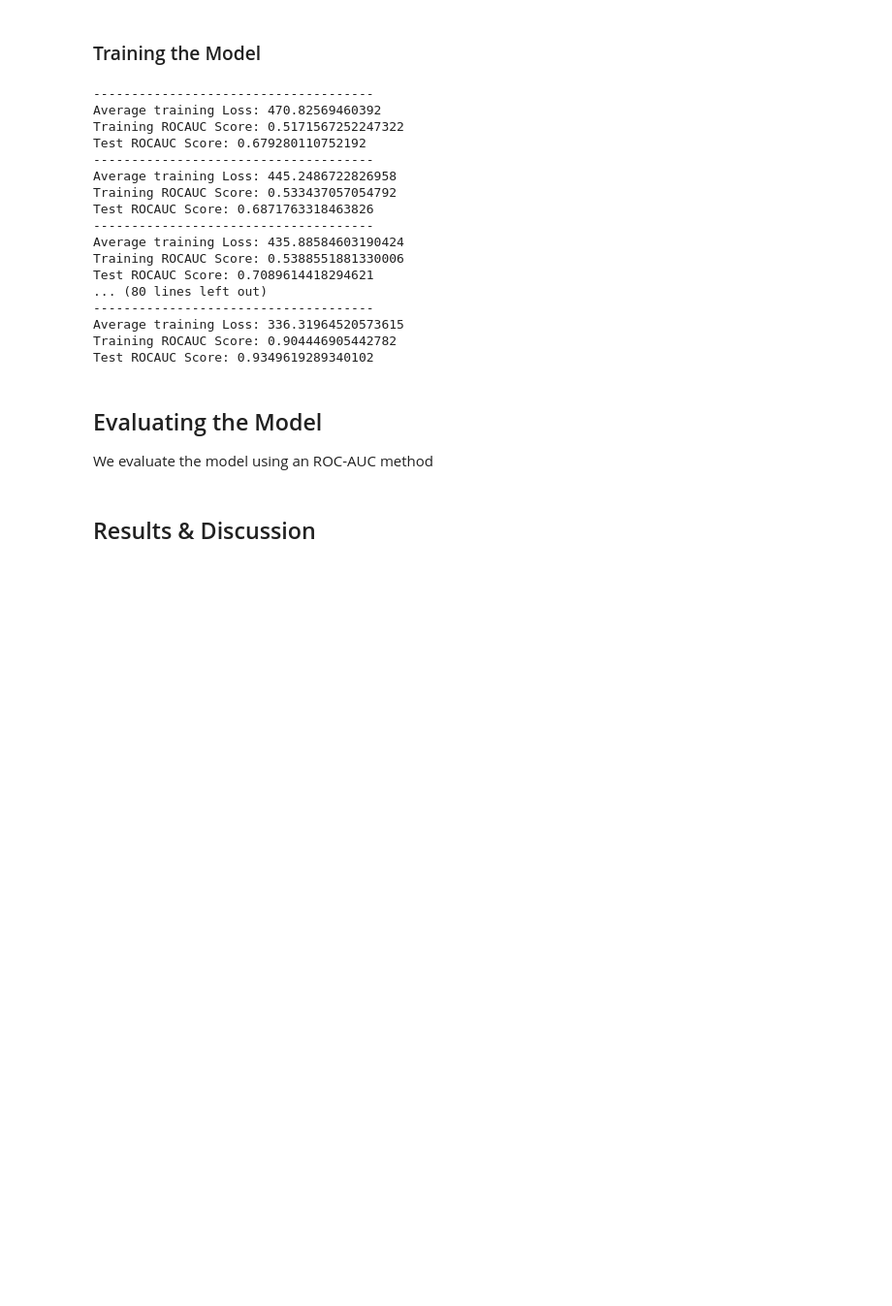
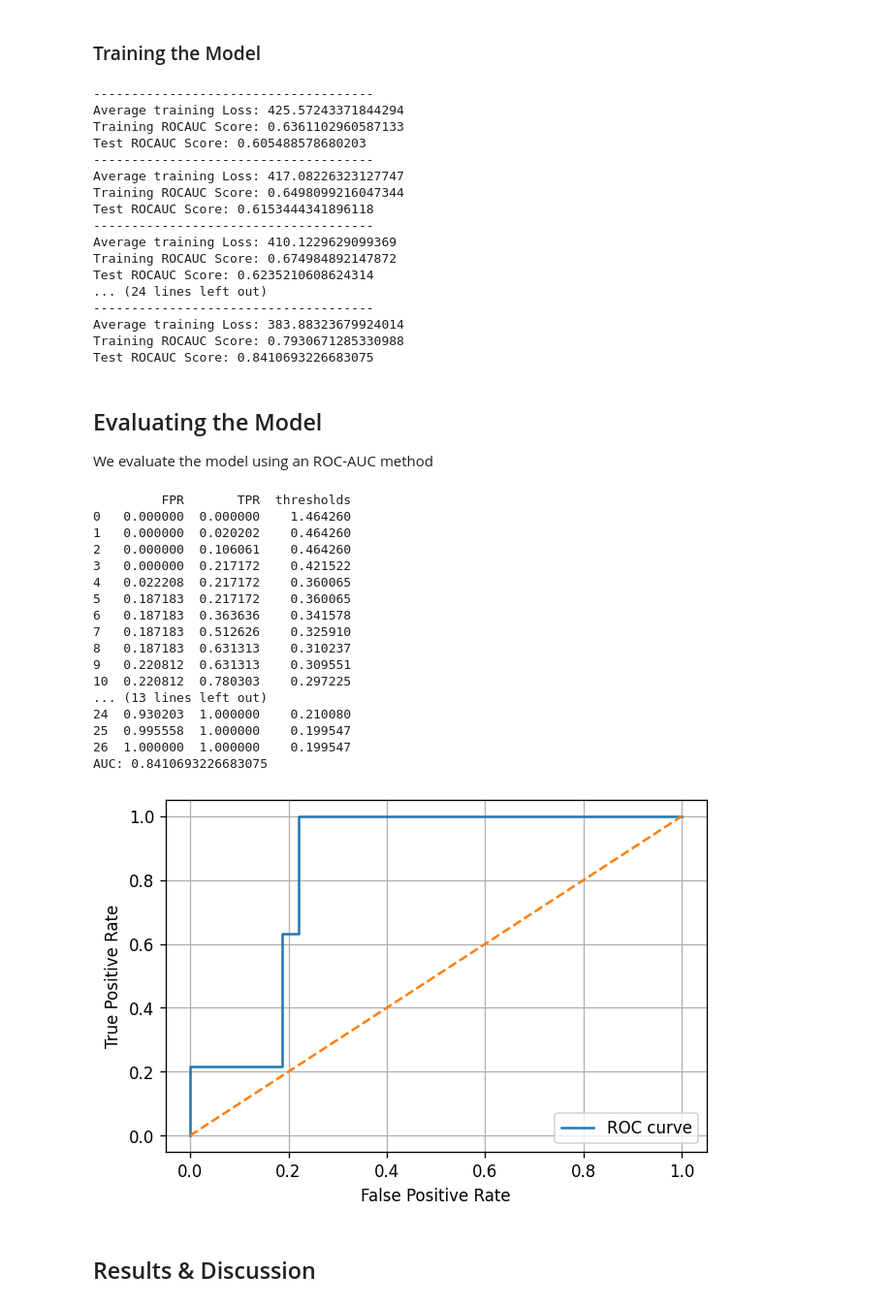
Before and after one commit to jorgerag8/encoder-decoder, a Jupyter notebook: Presentation.ipynb, the cells around one changed output. Shown at 97% size. Cells and saved outputs as stored; diff of their text form; code cells hidden in the pictures; blank space fills up the shorter version.

Commit message:
Fixed a bug in ROCAUC curve plot.

```diff
--- a/Presentation.ipynb
+++ b/Presentation.ipynb
@@ -130,7 +130,7 @@ n_decoder_layers = 4
 n_encoder_layers = 4
 input_size = 1
 max_seq = 703
-epochs = 50
+epochs = 10
 lr = 0.0001
 loss_function = torch.nn.BCELoss()
 
@@ -215,50 +215,70 @@ for epoch in range(epochs):
     print("Test ROCAUC Score:", roc_auc_score(np.array(target_test_list), np.array(predicted_test_list)))
 # %% [output]
 -------------------------------------
-Average training Loss: 470.82569460392
-Training ROCAUC Score: 0.5171567252247322
-Test ROCAUC Score: 0.679280110752192
+Average training Loss: 425.57243371844294
+Training ROCAUC Score: 0.6361102960587133
+Test ROCAUC Score: 0.605488578680203
 -------------------------------------
-Average training Loss: 445.2486722826958
-Training ROCAUC Score: 0.533437057054792
-Test ROCAUC Score: 0.6871763318463826
+Average training Loss: 417.08226323127747
+Training ROCAUC Score: 0.6498099216047344
+Test ROCAUC Score: 0.6153444341896118
 -------------------------------------
-Average training Loss: 435.88584603190424
-Training ROCAUC Score: 0.5388551881330006
-Test ROCAUC Score: 0.7089614418294621
-... (80 lines left out)
+Average training Loss: 410.1229629099369
+Training ROCAUC Score: 0.674984892147872
+Test ROCAUC Score: 0.6235210608624314
+... (24 lines left out)
 -------------------------------------
-Average training Loss: 336.31964520573615
-Training ROCAUC Score: 0.904446905442782
-Test ROCAUC Score: 0.9349619289340102
+Average training Loss: 383.88323679924014
+Training ROCAUC Score: 0.7930671285330988
+Test ROCAUC Score: 0.8410693226683075
 # %% [markdown]
 ## Evaluating the Model
 We evaluate the model using an ROC-AUC method
 # %%
 def cal_auc(lp_met: np.ndarray, Scores: np.ndarray):
-    fpr, tpr, thresholds = metrics.roc_curve(y_true=lp_met, y_score=Scores, pos_label='1', drop_intermediate=False)
+    fpr, tpr, thresholds = metrics.roc_curve(y_true=lp_met, y_score=Scores, pos_label=1, drop_intermediate=False)
 
     roc_point = pd.DataFrame({'FPR': fpr, 'TPR': tpr, 'thresholds': thresholds})
     print(roc_point)
 
     # print('AUC : %s'%metrics.auc(fpr,tpr))
     print('AUC: %s' % metrics.roc_auc_score(y_true=lp_met, y_score=Scores))
 
     fig = plt.figure(dpi=120)
     plt.plot(fpr, tpr, label='ROC curve')
     plt.plot([0, 1], [0, 1], linestyle='--')
     plt.xlabel('False Positive Rate')
     plt.ylabel('True Positive Rate')
     plt.title('')
     plt.legend()
     plt.grid()
 
     plt.show()
 
-
+predicted = np.array([x for x in predicted_test_list])
+target = np.array([x for x in target_test_list])
 #lp_met = np.array(['1', '1', '0', '1', '1'])
 #Scores = np.array([0.9, 0.8, 0.7, 0.6, 0.55])
 
-cal_auc(np.array(target_test_list), np.array(predicted_test_list))
+cal_auc(target, predicted)
+# %% [output]
+         FPR       TPR  thresholds
+0   0.000000  0.000000    1.464260
+1   0.000000  0.020202    0.464260
+2   0.000000  0.106061    0.464260
+3   0.000000  0.217172    0.421522
+4   0.022208  0.217172    0.360065
+5   0.187183  0.217172    0.360065
+6   0.187183  0.363636    0.341578
+7   0.187183  0.512626    0.325910
+8   0.187183  0.631313    0.310237
+9   0.220812  0.631313    0.309551
+10  0.220812  0.780303    0.297225
+... (13 lines left out)
+24  0.930203  1.000000    0.210080
+25  0.995558  1.000000    0.199547
+26  1.000000  1.000000    0.199547
+AUC: 0.8410693226683075
+[figure, added]
 # %% [markdown]
 ## Results & Discussion
```
